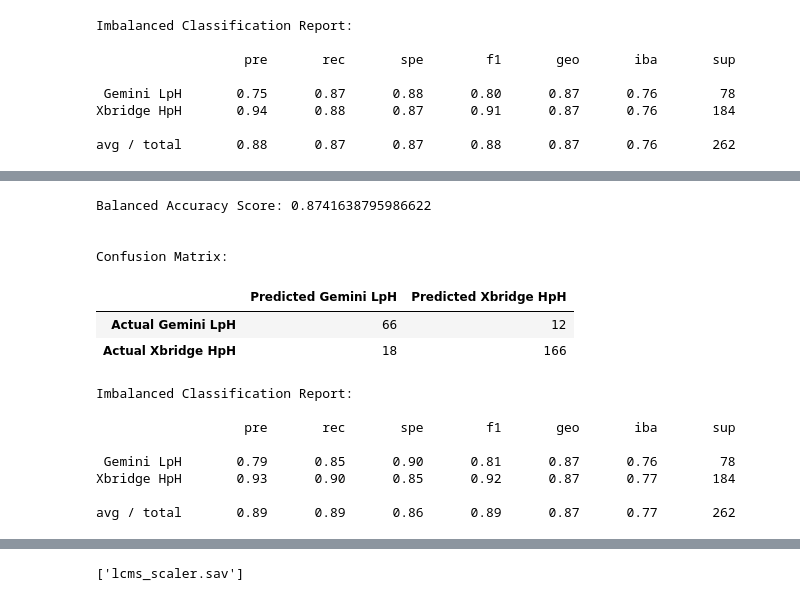
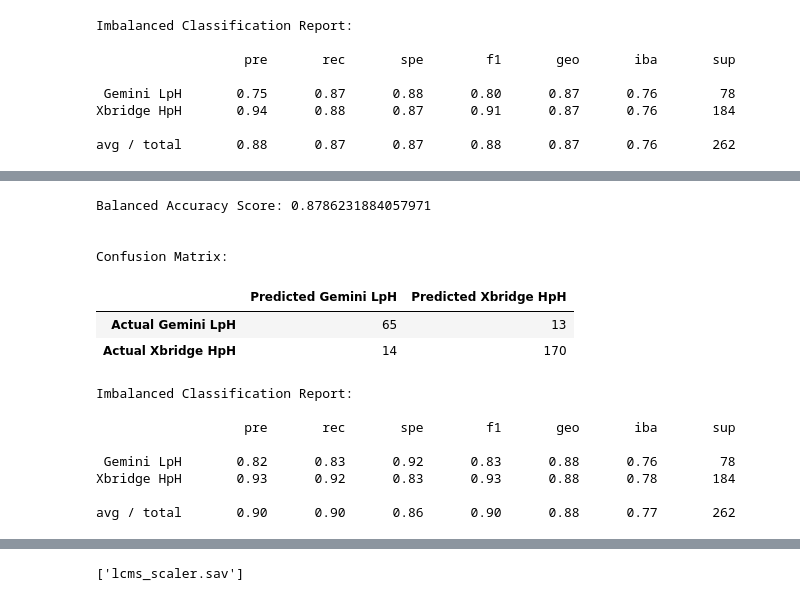
Before and after one commit to jenamis/final-project, a Jupyter notebook: MachineLearning/LCMS/lcms_balanced_random_forest_param_search_final.ipynb, the cells around one changed output, grey strips where cells are left out. Drawn from its saved outputs; the diff is of its cells as text; code cells hidden in the pictures.

Commit message:
Updated BRF hyperparameter searches for better performance, saved updated comparison summaries, models, feature importances

```diff
--- a/MachineLearning/LCMS/lcms_balanced_random_forest_param_search_final.ipynb
+++ b/MachineLearning/LCMS/lcms_balanced_random_forest_param_search_final.ipynb
@@ -223,12 +234,14 @@ Xbridge HpH       0.94      0.88      0.87      0.91      0.87      0.76       1
 avg / total       0.88      0.87      0.87      0.88      0.87      0.76       262
 # %%
 # Performance of model with best random parameters
-best_random = BalancedRandomForestClassifier(n_estimators = 100,
+best_random = BalancedRandomForestClassifier(n_estimators = 300,
                                              min_samples_split = 10,
-                                             min_samples_leaf = 4,
+                                             min_samples_leaf = 1,
                                              max_features = "auto",
-                                             max_depth = 40,
+                                             max_depth = 90,
                                              bootstrap = True,
+                                             sampling_strategy = "all",
+                                             replacement = True,
                                              random_state = 1001)
 best_random.fit(X_train_scaled, y_train)
 random_performance = evaluate(best_random, X_test_scaled, y_test)
@@ -257,11 +270,14 @@ Improvement of model with best random parameters: 0.09%
 # %%
 # Create parameter grid based on results of random search
-param_grid = {"bootstrap": [True],
-              "max_depth": [10, 20, 30, 40, 50, 60, 70],
+param_grid = {"n_estimators": [100, 200, 300, 400, 500],
+              "min_samples_split": [6, 8, 10, 12, 14],
+              "min_samples_leaf": [1, 2, 3],
               "max_features": ["auto"],
-              "min_samples_leaf": [3, 4, 5, 6],
-              "min_samples_split": [6, 8, 10, 12, 14],
-              "n_estimators": [50, 100, 150, 200, 250]}
+              "max_depth": [70, 80, 90, 100, 110],
+              "bootstrap": [True],
+              "sampling_strategy": ["all"],
+              "replacement": [True],
+              "random_state": [1, 42, 1001]}
 
 # Create base model to tune
 brf = BalancedRandomForestClassifier()
@@ -299,30 +315,33 @@ BalancedRandomForestClassifier(max_depth=50, min_samples_leaf=6,
 # %%
-# Performance of model with best grid parameters - same performance as best random parameters
-best_grid = BalancedRandomForestClassifier(n_estimators = 50,
-                                             min_samples_split = 12,
-                                             min_samples_leaf = 6,
-                                             max_features = "auto",
-                                             max_depth = 50,
-                                             bootstrap = True,
-                                             random_state = 1001)
+# Performance of model with best grid parameters
+# Performance is worse than best random parameters
+best_grid = BalancedRandomForestClassifier(n_estimators = 100,
+                                           min_samples_split = 14,
+                                           min_samples_leaf = 3,
+                                           max_features = "auto",
+                                           max_depth = 70,
+                                           bootstrap = True,
+                                           sampling_strategy = "all",
+                                           replacement = True,
+                                           random_state = 42)
 best_grid.fit(X_train_scaled, y_train)
 grid_performance = evaluate(best_grid, X_test_scaled, y_test)
 # %% [output]
-Balanced Accuracy Score: 0.8741638795986622
+Balanced Accuracy Score: 0.8786231884057971
 
 
 Confusion Matrix:
 |  | Predicted Gemini LpH | Predicted Xbridge HpH |
-| Actual Gemini LpH | 66 | 12 |
-| Actual Xbridge HpH | 18 | 166 |
+| Actual Gemini LpH | 65 | 13 |
+| Actual Xbridge HpH | 14 | 170 |
 Imbalanced Classification Report:
 
                    pre       rec       spe        f1       geo       iba       sup
 
- Gemini LpH       0.79      0.85      0.90      0.81      0.87      0.76        78
-Xbridge HpH       0.93      0.90      0.85      0.92      0.87      0.77       184
+ Gemini LpH       0.82      0.83      0.92      0.83      0.88      0.76        78
+Xbridge HpH       0.93      0.92      0.83      0.93      0.88      0.78       184
 
-avg / total       0.89      0.89      0.86      0.89      0.87      0.77       262
+avg / total       0.90      0.90      0.86      0.90      0.88      0.77       262
 # %%
 # Balanced accuracy score improvement with best grid parameters
 grid_ba_improvement = "{:0.2f}%".format( 100 * (grid_performance - base_performance) / base_performance)
```
Also changed, not shown: parts of 10 cells of this notebook, 7 other files.
